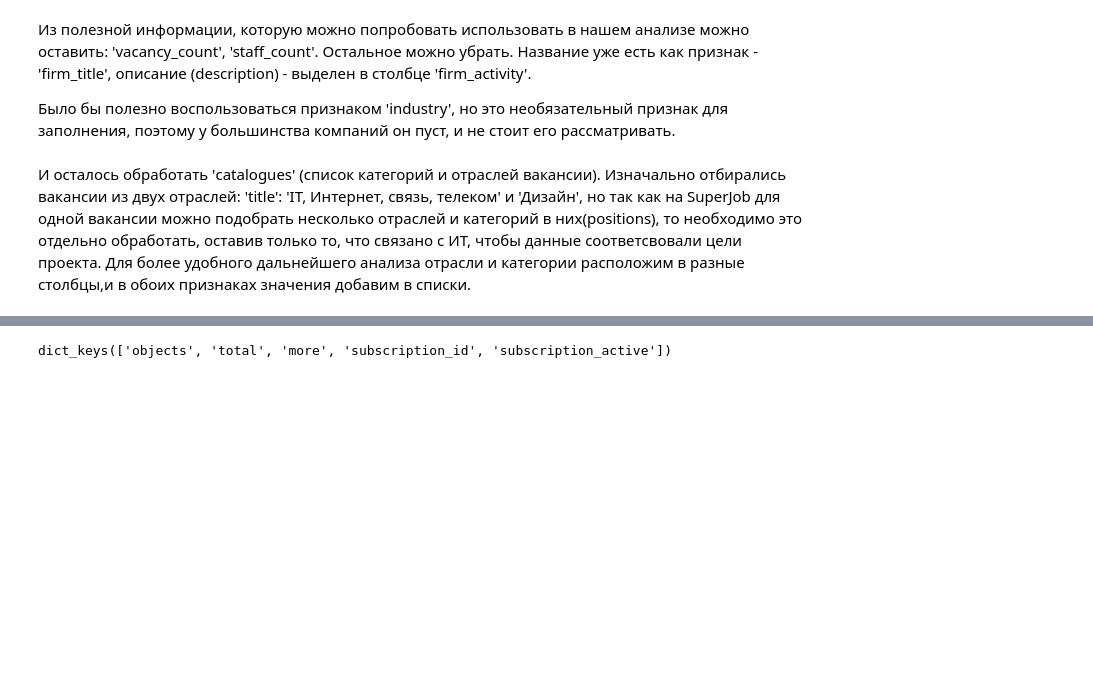
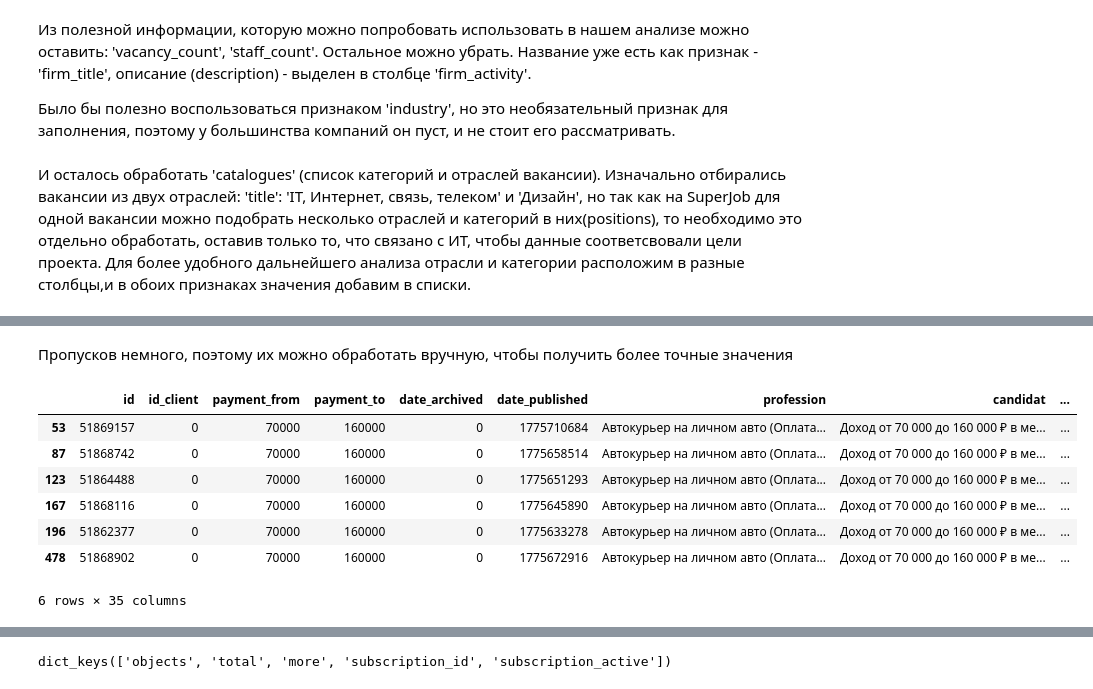
Before and after one commit to leosh1d/gp2, a Jupyter notebook: code/collecting/superjob.ipynb, the cells around one changed output, grey strips where cells are left out. Cells and saved outputs as stored; diff of their text form; code cells hidden in the pictures; blank space fills up the shorter version.

```diff
--- a/code/collecting/superjob.ipynb
+++ b/code/collecting/superjob.ipynb
@@ -398,0 +432,16 @@ df_api_res = df_api_res.drop(columns='catalogues')
+# %% [markdown]
+Пропусков немного, поэтому их можно обработать вручную, чтобы получить более точные значения
+# %%
+df_api_res.loc[df_api_res['firm_name'] == 'ТД ПИК', ['client_vacancy_count', 'client_staff_count']] = [3,'менее 50']
+df_api_res.loc[df_api_res['firm_name'] == 'Тануки', ['client_vacancy_count', 'client_staff_count']] = [348, '1000 — 5000']
+df_api_res.loc[df_api_res['firm_name'] == 'АО МГЭС', ['client_vacancy_count', 'client_staff_count']] = [4, ]
+df_api_res.loc[df_api_res['firm_name'] == 'Тануки', ['client_vacancy_count', 'client_staff_count']] = []
+# %% [output]
+|  | id | id_client | payment_from | payment_to | date_archived | date_published | profession | candidat | ... |
+| 53 | 51869157 | 0 | 70000 | 160000 | 0 | 1775710684 | Автокурьер на личном авто (Оплата... | Доход от 70 000 до 160 000 ₽ в ме... | ... |
+| 87 | 51868742 | 0 | 70000 | 160000 | 0 | 1775658514 | Автокурьер на личном авто (Оплата... | Доход от 70 000 до 160 000 ₽ в ме... | ... |
+| 123 | 51864488 | 0 | 70000 | 160000 | 0 | 1775651293 | Автокурьер на личном авто (Оплата... | Доход от 70 000 до 160 000 ₽ в ме... | ... |
+| 167 | 51868116 | 0 | 70000 | 160000 | 0 | 1775645890 | Автокурьер на личном авто (Оплата... | Доход от 70 000 до 160 000 ₽ в ме... | ... |
+| 196 | 51862377 | 0 | 70000 | 160000 | 0 | 1775633278 | Автокурьер на личном авто (Оплата... | Доход от 70 000 до 160 000 ₽ в ме... | ... |
+| 478 | 51868902 | 0 | 70000 | 160000 | 0 | 1775672916 | Автокурьер на личном авто (Оплата... | Доход от 70 000 до 160 000 ₽ в ме... | ... |
+6 rows × 35 columns
```
Also changed, not shown: parts of 11 cells of this notebook.
